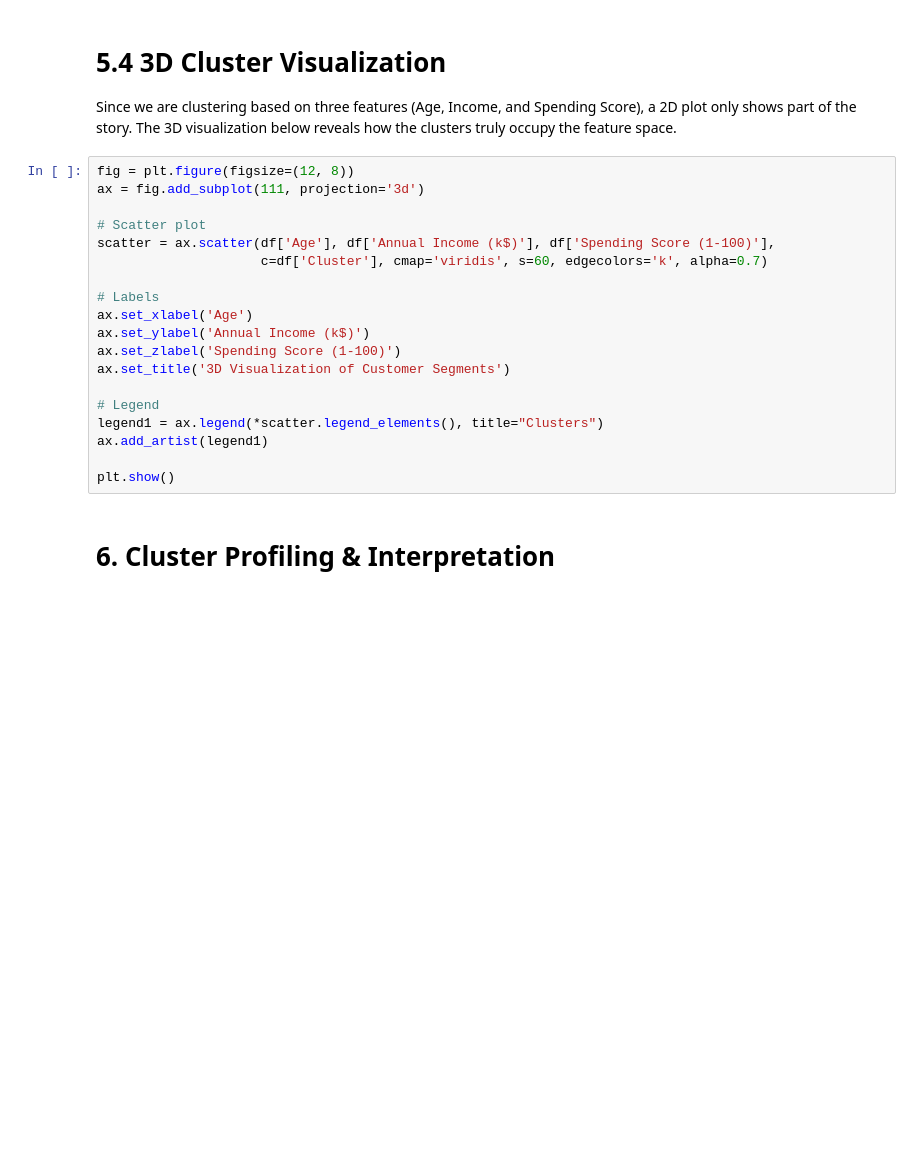
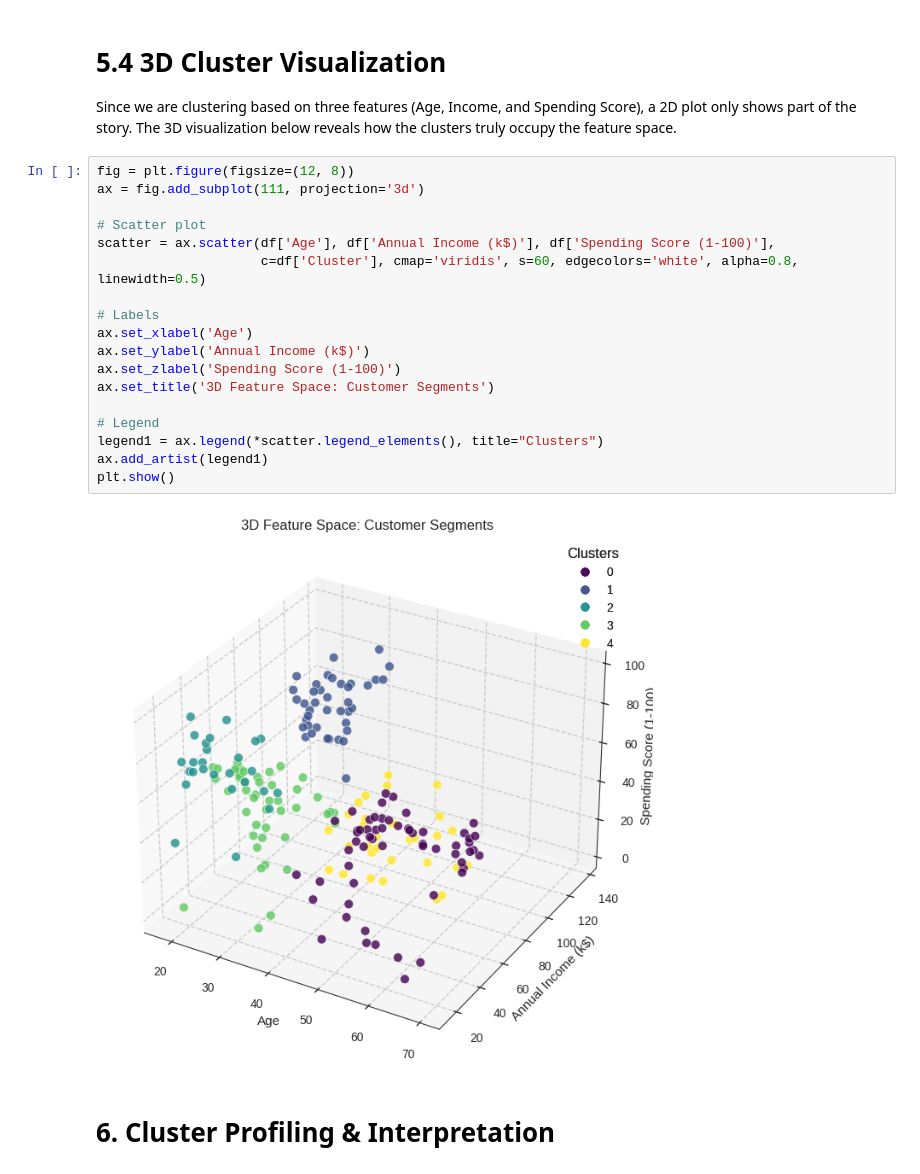
Before and after one commit to leondgarse/msi5102_group_project, a Jupyter notebook: customer-segmentation-eda-k-means-dbscan.ipynb, the cells around one changed output. Drawn from its saved outputs; the diff is of its cells as text; blank space fills up the shorter version.

```diff
--- a/customer-segmentation-eda-k-means-dbscan.ipynb
+++ b/customer-segmentation-eda-k-means-dbscan.ipynb
@@ -404,22 +529,23 @@ Since we are clustering based on three features (Age, Income, and Spending Score
 # %%
 fig = plt.figure(figsize=(12, 8))
 ax = fig.add_subplot(111, projection='3d')
 
 # Scatter plot
 scatter = ax.scatter(df['Age'], df['Annual Income (k$)'], df['Spending Score (1-100)'],
-                     c=df['Cluster'], cmap='viridis', s=60, edgecolors='k', alpha=0.7)
+                     c=df['Cluster'], cmap='viridis', s=60, edgecolors='white', alpha=0.8, linewidth=0.5)
 
 # Labels
 ax.set_xlabel('Age')
 ax.set_ylabel('Annual Income (k$)')
 ax.set_zlabel('Spending Score (1-100)')
-ax.set_title('3D Visualization of Customer Segments')
+ax.set_title('3D Feature Space: Customer Segments')
 
 # Legend
 legend1 = ax.legend(*scatter.legend_elements(), title="Clusters")
 ax.add_artist(legend1)
-
 plt.show()
+# %% [output]
+[figure, added]
 # %% [markdown]
 # 6. Cluster Profiling & Interpretation
 # %% [markdown]
```
Also changed, not shown: parts of 30 cells of this notebook, 1 other file.
